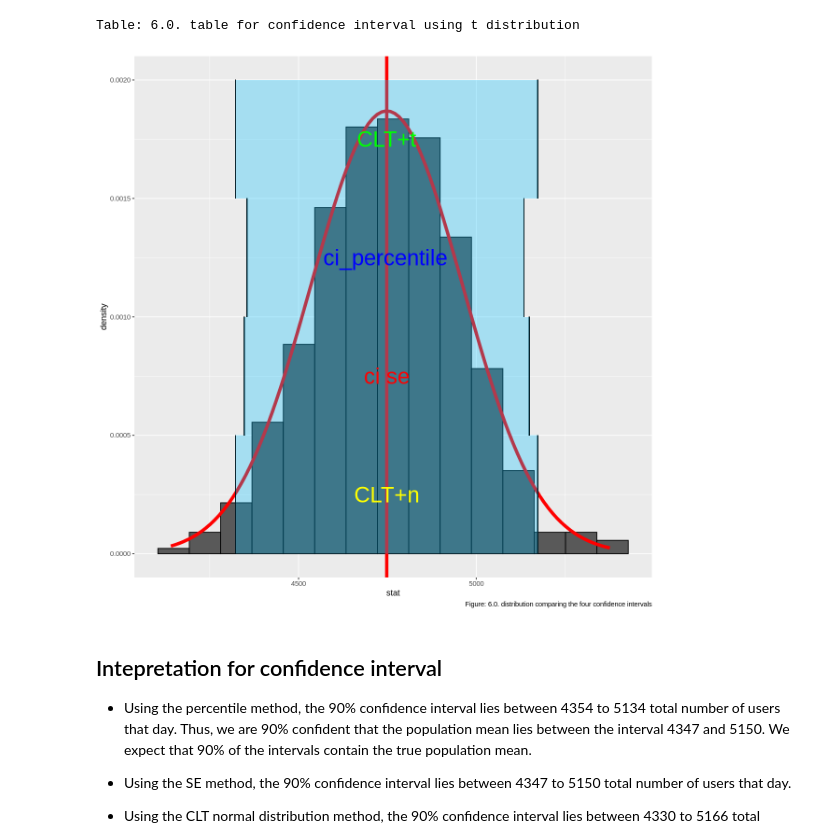
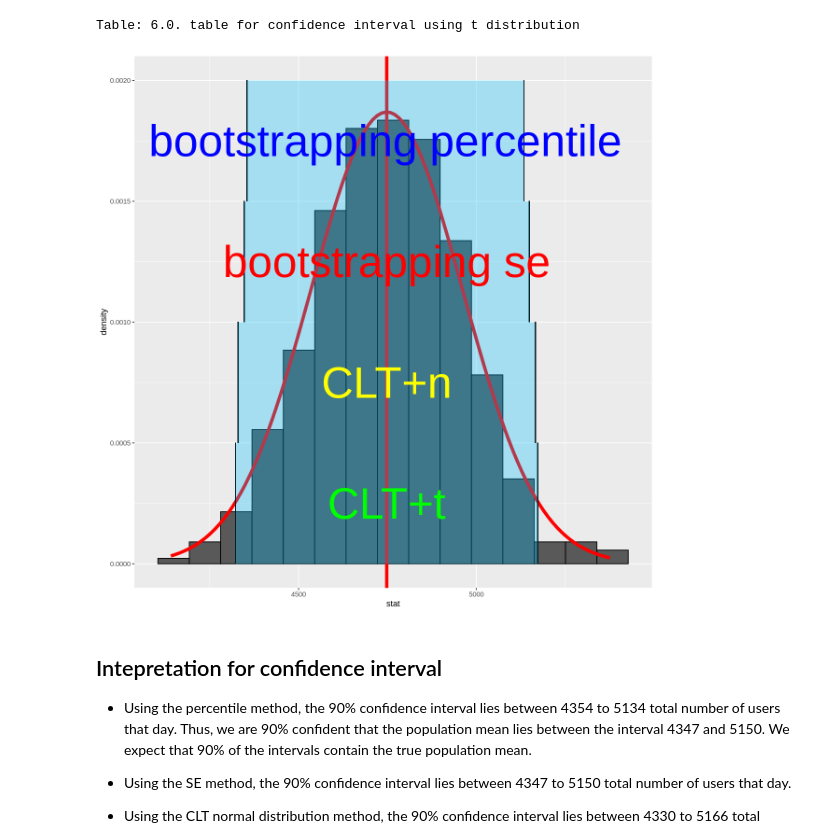
Before and after one commit to Sparsh16/STAT-201-Group-Project, a Jupyter notebook: Proposal.ipynb, the cells around one changed output. Cells and saved outputs as stored; diff of their text form; code cells hidden in the pictures.

```diff
--- a/Proposal.ipynb
+++ b/Proposal.ipynb
@@ -331,45 +331,32 @@ A tibble: 1 × 2
 Table: 6.0. table for confidence interval using t distribution
 # %%
 # Compare CI
+addAnnotate <- function(graph, low, high, offset, label, blockColor="deepskyblue", labelColor="red") {
+    res <- graph +
+    geom_segment(aes(x=low, xend=low, y=offset*h, yend =(offset+1)*h)) +
+    geom_segment(aes(x=high, xend=high, y=offset*h, yend =(offset+1)*h)) +
+    annotate("rect", xmin = low, xmax = high, ymin = offset*h, ymax = (offset+1)*h,
+             fill = blockColor,
+             alpha = 0.3) +
+    annotate("text", x=(low+high)/2, y=h/2+offset*h, label=label, size = 20, color=labelColor)
+    return (res)
+}
+
 
 h <- 0.0005
-ggplot(bootstrap_dist, aes(x=stat)) +
+g <- ggplot(bootstrap_dist, aes(x=stat)) +
 geom_histogram(aes(y = ..density..), bins = 15, colour = "black") +
 stat_function(fun = dnorm, args = list(mean = sample_mean, sd = se),
               color = "red", lwd = 2) +
-  geom_vline(xintercept = sample_mean, color = "red", lwd = 2) +
-  geom_segment(aes(x=lower_ci, xend=lower_ci, y=0, yend =h)) +
-  geom_segment(aes(x=upper_ci, xend=upper_ci, y=0, yend =h)) +
-    annotate("rect", xmin = lower_ci, xmax = upper_ci, ymin = 0, ymax = 0.0005,
-             fill = "deepskyblue",
-             alpha = 0.3) +
-    annotate("text", x=(upper_ci+lower_ci)/2, y=h/2, label="CLT+n", size = 10, color="yellow") +
-labs(caption = figure_number.nextMajor("distribution comparing the four confidence intervals")) +
+  geom_vline(xintercept = sample_mean, color = "red", lwd = 2)
 
-geom_segment(aes(x=ci_se$lower_ci, xend=ci_se$lower_ci, y=h, yend =2*h)) +
-  geom_segment(aes(x=ci_se$upper_ci, xend=ci_se$upper_ci, y=h, yend =2*h)) +
-    annotate("rect", xmin = ci_se$lower_ci, xmax = ci_se$upper_ci, ymin = h, ymax = 2*h,
-             fill = "deepskyblue",
-             alpha = 0.3) +
-    annotate("text", x=(ci_se$upper_ci+ci_se$lower_ci)/2, y=h/2+h, label="ci se", size = 10, color="red") +
-
-geom_segment(aes(x=ci_percentile$lower_ci, xend=ci_percentile$lower_ci, y=2*h, yend =3*h)) +
-  geom_segment(aes(x=ci_percentile$upper_ci, xend=ci_percentile$upper_ci, y=2*h, yend =3*h)) +
-    annotate("rect", xmin = ci_percentile$lower_ci, xmax = ci_percentile$upper_ci, ymin = 2*h, ymax = 3*h,
-             fill = "deepskyblue",
-             alpha = 0.3) +
-    annotate("text", x=(ci_percentile$upper_ci+ci_percentile$lower_ci)/2, y=h/2+2*h, label="ci_percentile", size = 10, color="blue") +
-
-
-
-geom_segment(aes(x=lower_ci, xend=lower_ci, y=3*h, yend =4*h)) +
-  geom_segment(aes(x=upper_ci, xend=upper_ci, y=3*h, yend =4*h)) +
-    annotate("rect", xmin = lower_ci, xmax = upper_ci, ymin = 3*h, ymax = 4*h,
-             fill = "deepskyblue",
-             alpha = 0.3) +
-    annotate("text", x=(lower_ci+upper_ci)/2, y=h/2+3*h, label="CLT+t", size = 10, color="green")
+g %>%
+addAnnotate(clt_ci$lower_ci, clt_ci$upper_ci, 1, 'CLT+n', labelColor="yellow") %>%
+addAnnotate(t_ci$lower_ci, t_ci$upper_ci, 0, 'CLT+t', labelColor="green") %>%
+addAnnotate(ci_se$lower_ci, ci_se$upper_ci, 2, 'bootstrapping se', labelColor="red") %>%
+addAnnotate(ci_percentile$lower_ci, ci_percentile$upper_ci, 3, 'bootstrapping percentile', labelColor="blue")
 # %% [output]
-[figure, old version]
+[figure, new version]
 # %% [markdown]
 ## Intepretation for confidence interval ##
 - Using the percentile method, the 90% confidence interval lies between 4354 to 5134 total number of users that day. Thus, we are 90% confident that the population mean lies between the interval 4347 and 5150. We expect that 90% of the intervals contain the true population mean.
```
Also changed, not shown: parts of 2 cells of this notebook.
